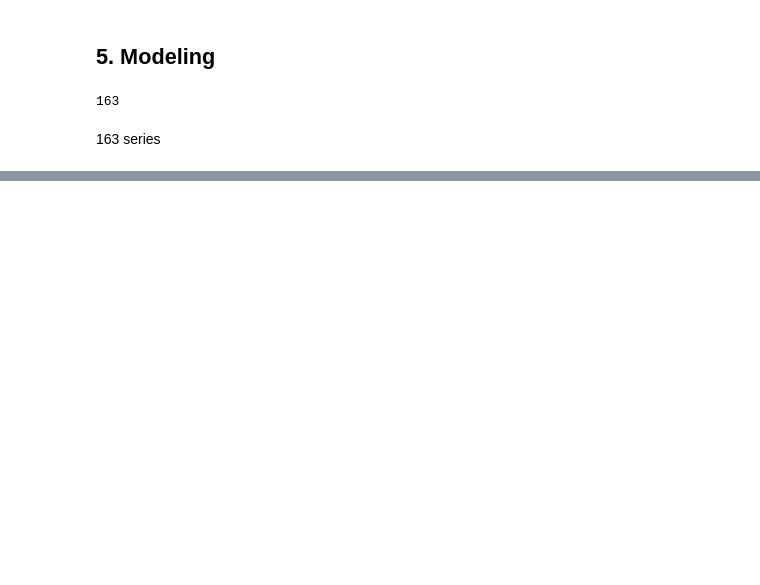
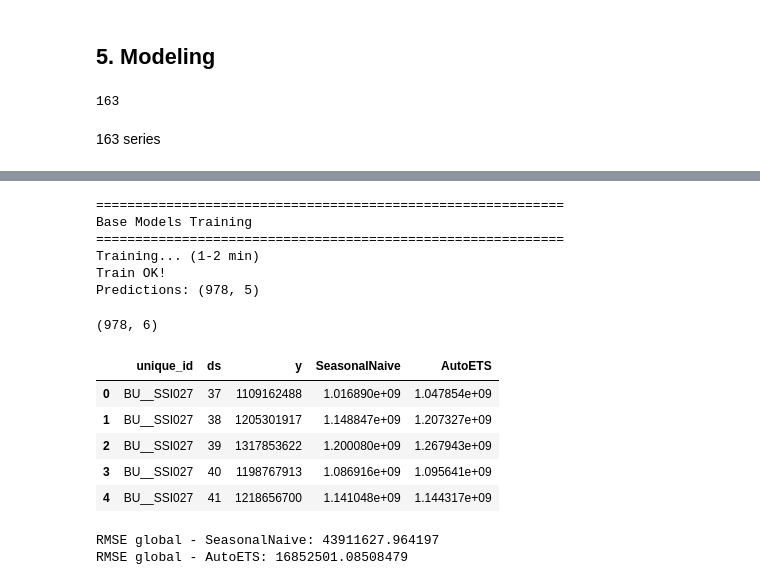
Before and after one commit to Alanog10/Siemens, a Jupyter notebook: Preprocessed reconsiliation.ipynb, the cells around one changed output, grey strips where cells are left out. Saved outputs shown, nothing was run; the diff lists cells and outputs as text; code cells hidden in the pictures; blank space fills up the shorter version.

```diff
--- a/Preprocessed reconsiliation.ipynb
+++ b/Preprocessed reconsiliation.ipynb
@@ -1043,3 +1043,16 @@ len(series_dict)
 163
 # %% [markdown]
 163 series
+# %%
+ts_df = all_series_long[['node', 'Period', 'Revenue']].copy()
+ts_df = ts_df.rename(columns={
+    'node': 'unique_id',
+    'Period': 'ds',
+    'Revenue': 'y'
+})
+ts_df = ts_df.sort_values(['unique_id', 'ds']).reset_index(drop=True)
+# %%
+HORIZON = 6
+
+Y_train = ts_df.groupby('unique_id').apply(lambda x: x.iloc[:-HORIZON]).reset_index(drop=True)
+Y_val   = ts_df.groupby('unique_id').apply(lambda x: x.iloc[-HORIZON:]).reset_index(drop=True)
@@ -1045,0 +1083,55 @@ len(series_dict)
+# %%
+from statsforecast import StatsForecast
+from statsforecast.models import SeasonalNaive, AutoETS
+
+print("\n" + "="*60)
+print("Base Models Training")
+print("="*60)
+
+models = [
+    SeasonalNaive(season_length=12),
+    AutoETS(season_length=12),
+]
+
+sf = StatsForecast(models=models, freq=1, n_jobs=-1)
+
+print("Training... (1-2 min)")
+sf.fit(Y_train)
+print("Train OK!")
+
+Y_hat_df = sf.predict(h=HORIZON).reset_index(drop = False)
+print(f"Predictions: {Y_hat_df.shape}")
+# %% [output]
+============================================================
+Base Models Training
+============================================================
+Training... (1-2 min)
+Train OK!
+Predictions: (978, 5)
+# %%
+eval_df = Y_val.merge(Y_hat_df, on=['unique_id', 'ds'], how='inner')
+print(eval_df.shape)
+
+if 'index' in eval_df.columns:
+    eval_df = eval_df.drop(columns='index')
+
+eval_df.head()
+# %% [output]
+(978, 6)
+|  | unique_id | ds | y | SeasonalNaive | AutoETS |
+| 0 | BU__SSI027 | 37 | 1109162488 | 1.016890e+09 | 1.047854e+09 |
+| 1 | BU__SSI027 | 38 | 1205301917 | 1.148847e+09 | 1.207327e+09 |
+| 2 | BU__SSI027 | 39 | 1317853622 | 1.200080e+09 | 1.267943e+09 |
+| 3 | BU__SSI027 | 40 | 1198767913 | 1.086916e+09 | 1.095641e+09 |
+| 4 | BU__SSI027 | 41 | 1218656700 | 1.141048e+09 | 1.144317e+09 |
+# %%
+from sklearn.metrics import mean_squared_error
+
+rmse_snaive = np.sqrt(mean_squared_error(eval_df['y'], eval_df['SeasonalNaive']))
+print("RMSE global - SeasonalNaive:", rmse_snaive)
+
+rmse_autoets = np.sqrt(mean_squared_error(eval_df['y'], eval_df['AutoETS']))
+print("RMSE global - AutoETS:", rmse_autoets)
+# %% [output]
+RMSE global - SeasonalNaive: 43911627.964197
+RMSE global - AutoETS: 16852501.08508479
```
Also changed, not shown: parts of 5 cells of this notebook.
